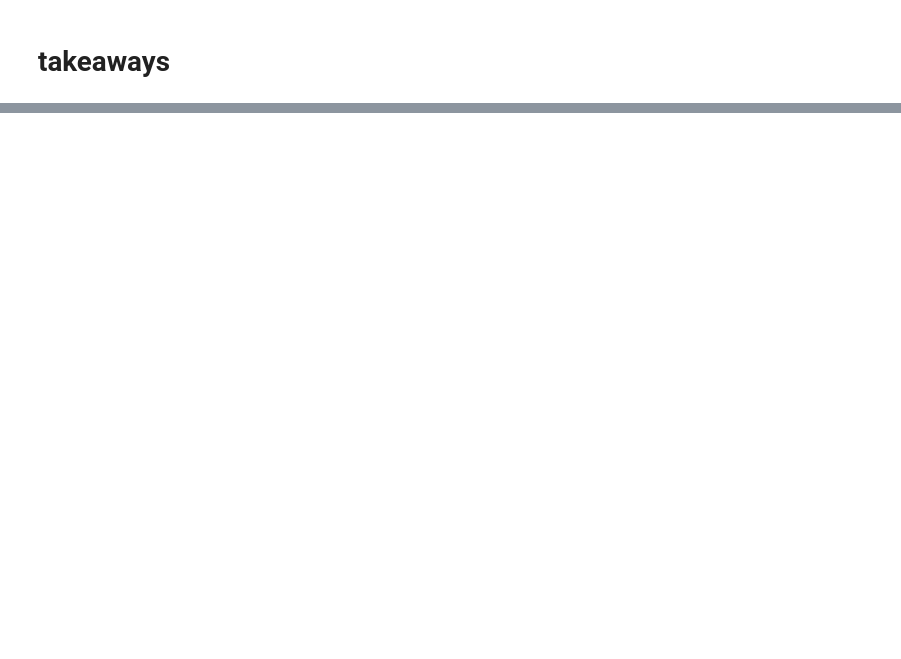
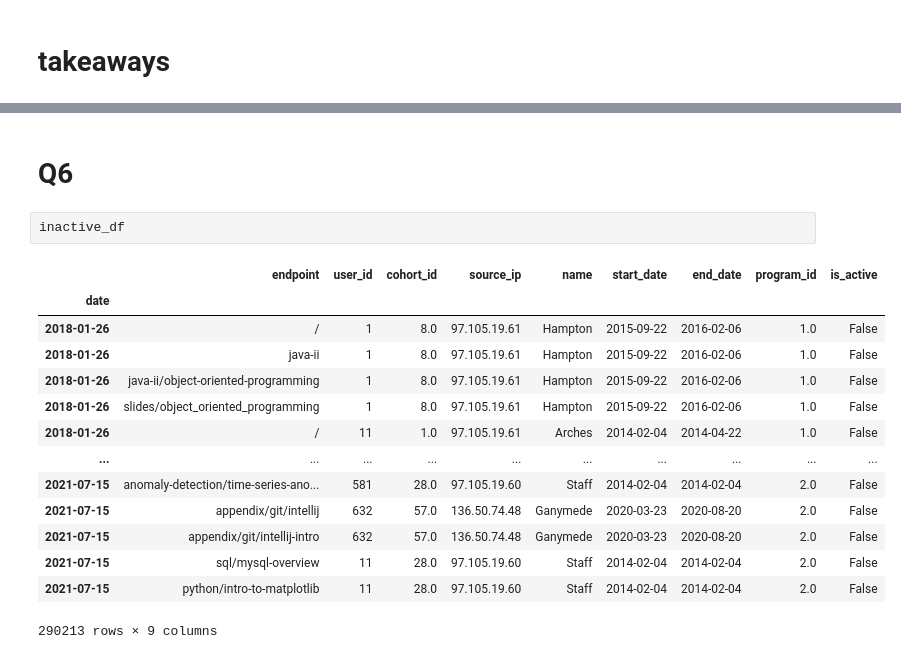
Before and after one commit to Florence-Team-8/anomaly-detection-project, a Jupyter notebook: parkers_workbook.ipynb, the cells around one changed output, grey strips where cells are left out. Cells and saved outputs as stored; diff of their text form; blank space fills up the shorter version.

```diff
--- a/parkers_workbook.ipynb
+++ b/parkers_workbook.ipynb
@@ -990,0 +980,19 @@ d
+# %% [markdown]
+# Q6
+# %%
+inactive_df
+# %% [output]
+|  | endpoint | user_id | cohort_id | source_ip | name | start_date | end_date | program_id | is_active |
+| date |  |  |  |  |  |  |  |  |  |
+| 2018-01-26 | / | 1 | 8.0 | 97.105.19.61 | Hampton | 2015-09-22 | 2016-02-06 | 1.0 | False |
+| 2018-01-26 | java-ii | 1 | 8.0 | 97.105.19.61 | Hampton | 2015-09-22 | 2016-02-06 | 1.0 | False |
+| 2018-01-26 | java-ii/object-oriented-programming | 1 | 8.0 | 97.105.19.61 | Hampton | 2015-09-22 | 2016-02-06 | 1.0 | False |
+| 2018-01-26 | slides/object_oriented_programming | 1 | 8.0 | 97.105.19.61 | Hampton | 2015-09-22 | 2016-02-06 | 1.0 | False |
+| 2018-01-26 | / | 11 | 1.0 | 97.105.19.61 | Arches | 2014-02-04 | 2014-04-22 | 1.0 | False |
+| ... | ... | ... | ... | ... | ... | ... | ... | ... | ... |
+| 2021-07-15 | anomaly-detection/time-series-ano... | 581 | 28.0 | 97.105.19.60 | Staff | 2014-02-04 | 2014-02-04 | 2.0 | False |
+| 2021-07-15 | appendix/git/intellij | 632 | 57.0 | 136.50.74.48 | Ganymede | 2020-03-23 | 2020-08-20 | 2.0 | False |
+| 2021-07-15 | appendix/git/intellij-intro | 632 | 57.0 | 136.50.74.48 | Ganymede | 2020-03-23 | 2020-08-20 | 2.0 | False |
+| 2021-07-15 | sql/mysql-overview | 11 | 28.0 | 97.105.19.60 | Staff | 2014-02-04 | 2014-02-04 | 2.0 | False |
+| 2021-07-15 | python/intro-to-matplotlib | 11 | 28.0 | 97.105.19.60 | Staff | 2014-02-04 | 2014-02-04 | 2.0 | False |
+290213 rows × 9 columns
```
Also changed, not shown: parts of 8 cells of this notebook.
